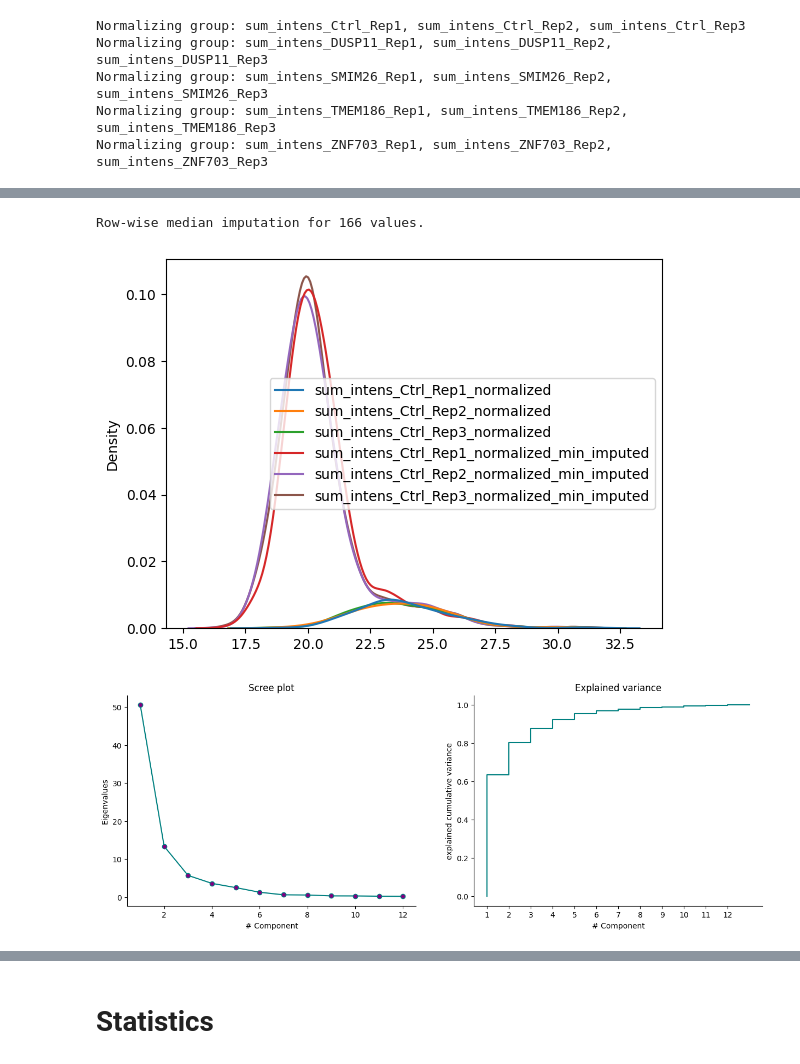
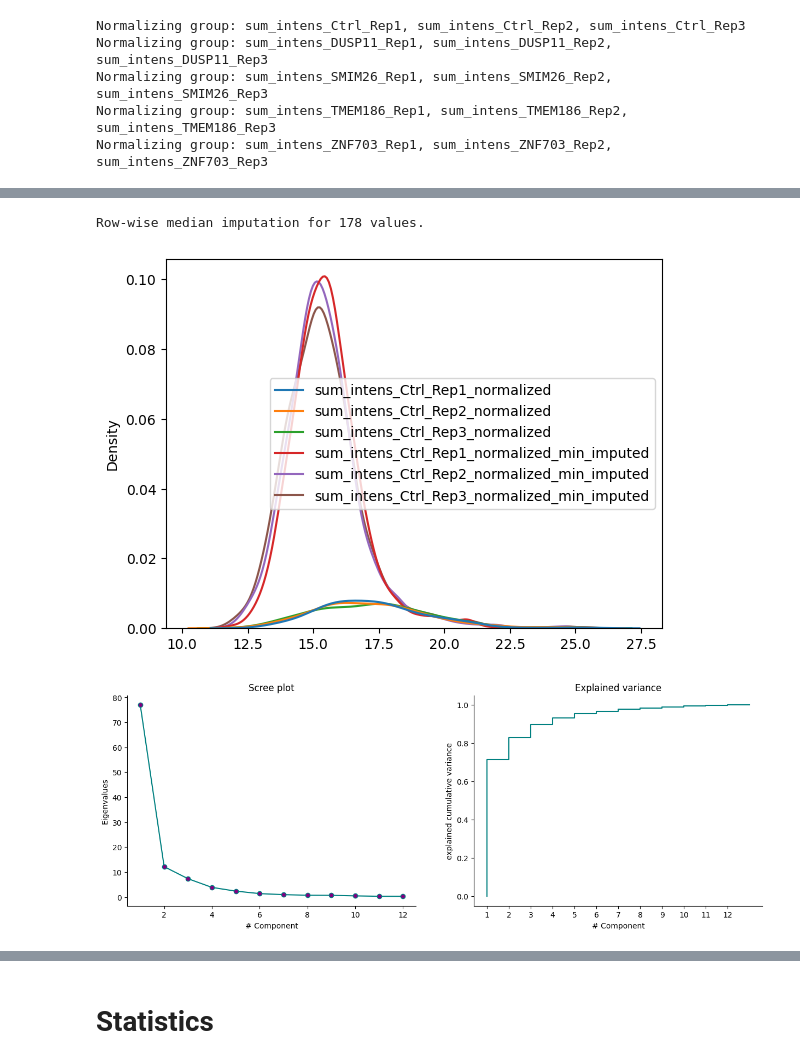
Before and after one commit to aretaon/silencing-mito-genes-analysis, a Jupyter notebook: ZNF703_DUSP11_SMIM26/analysis.ipynb, the cells around one changed output, grey strips where cells are left out. Cells and saved outputs as stored; diff of their text form; code cells hidden in the pictures.

```diff
--- a/ZNF703_DUSP11_SMIM26/analysis.ipynb
+++ b/ZNF703_DUSP11_SMIM26/analysis.ipynb
@@ -38,11 +38,11 @@ Identified a total of 1287 protein groups
 pg["Gene names first"] = pg["Gene names"].str.split(";").str[0]
 # %%
 # replace 0 by np nan before vsn normalisatoin
-lfq_intens = pg.filter(regex="^LFQ intensity").columns.tolist()
-pg[lfq_intens] = pg[lfq_intens].replace(0, np.nan)
+ibaq = pg.filter(regex="^iBAQ [C|T|Z|S|D]").columns.tolist()
+pg[ibaq] = pg[ibaq].replace(0, np.nan)
 # %%
 # loading correction
-low_injection = [x for x in lfq_intens if ("ZNF703_" in x) and x.endswith("_3")]
+low_injection = [x for x in ibaq if ("ZNF703_" in x) and x.endswith("_3")]
 pg[low_injection] *= 14 / 7.5  # 7.5 uL injected vs. 14 uL in the rest
 
 print("Correction of loading for: " + ", ".join(low_injection))
@@ -51,7 +51,7 @@ Correction of loading for: LFQ intensity ZNF703_Rep1_3, LFQ intensity ZNF703_Rep
 # %%
 for exp in ["Ctrl", "DUSP11", "SMIM26", "TMEM186", "ZNF703"]:
     for rep in range(1, 4):
-        sub_df = pg.filter(regex=f"LFQ intensity {exp}_Rep{rep}.*")
+        sub_df = pg.filter(regex=f"iBAQ {exp}_Rep{rep}.*")
         print("Summing: " + ", ".join(sub_df.columns.tolist()))
         # sum all slices per replicate
         pg[f"sum_intens_{exp}_Rep{rep}"] = sub_df.dropna(how="all").apply(
@@ -123,14 +138,14 @@ pg[control_intens_cols] = pg.loc[
     ~pg[control_intens_cols].isnull().all(1), control_intens_cols
 ].apply(lambda row: row.fillna(row.median()), axis=1)
 # %% [output]
-Row-wise median imputation for 166 values.
+Row-wise median imputation for 178 values.
 # %%
-pg = pp.imp_min_prob(pg, cols_to_impute=control_intens_cols, downshift=2, width=0.5)
+pg = pp.imp_min_prob(pg, cols_to_impute=control_intens_cols, downshift=1, width=0.5)
 sns.kdeplot(pg.filter(regex="sum_intens_Ctrl_Rep\d+_normalized"))
 plt.savefig(f"PR100_hist_ctrl_impute_3reps.pdf", dpi=300)
 plt.show()
 # %% [output]
-[figure, old version]
+[figure, new version]
 # %%
 for_pca = []
 for exp in ["DUSP11", "SMIM26", "TMEM186", "ZNF703"]:
@@ -144,7 +159,7 @@ pca = ana.AutoPCA(
 pca.scree()
 plt.savefig(f"PR100_scree_3reps.pdf", dpi=300)
 # %% [output]
-[figure, old version]
+[figure, new version]
 # %%
 fig, ax = plt.subplots(nrows=1, ncols=1, figsize=(10, 5))
 pca.loading_plot(pc1=1, pc2=2, labeling=True, ax=ax)
```
Also changed, not shown: parts of 11 cells of this notebook, 13 other files.
